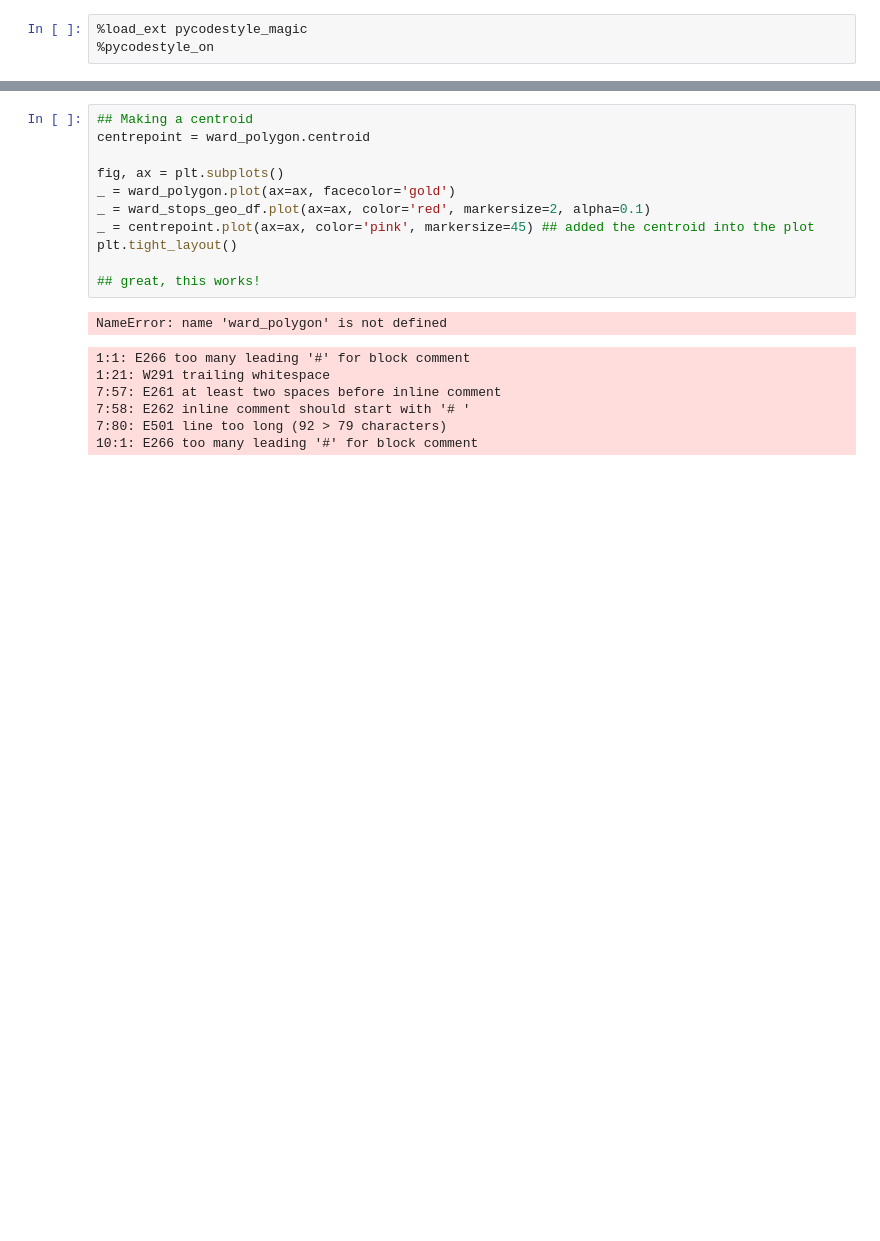
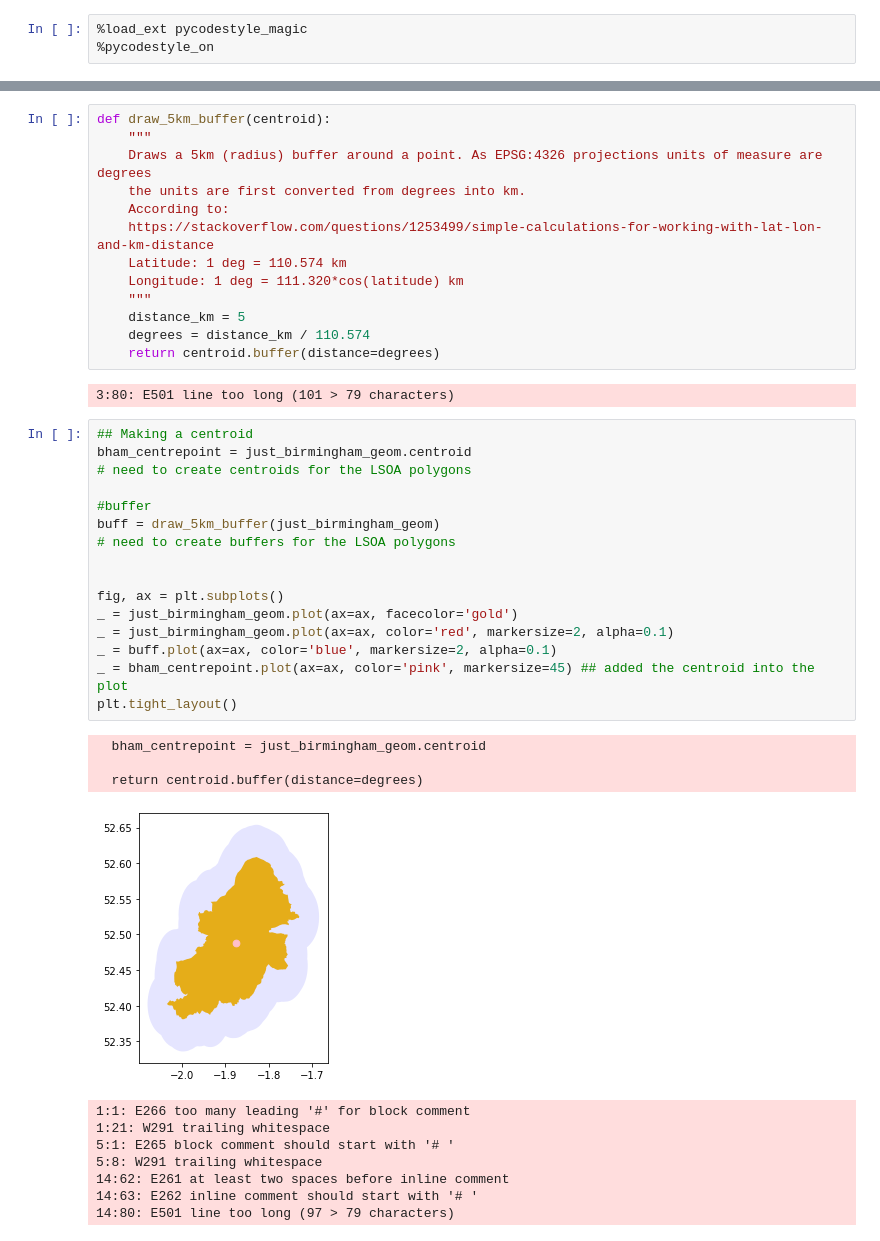
Before and after one commit to ONSdigital/SDG_11.2.1, a Jupyter notebook: SDG_11.2.1.ipynb, the cells around one changed output, grey strips where cells are left out. Drawn from its saved outputs; the diff is of its cells as text; blank space fills up the shorter version.

```diff
--- a/SDG_11.2.1.ipynb
+++ b/SDG_11.2.1.ipynb
@@ -273,19 +359,43 @@ just_birmingham_geom.head()
+# %%
+def draw_5km_buffer(centroid):
+    """
+    Draws a 5km (radius) buffer around a point. As EPSG:4326 projections units of measure are degrees
+    the units are first converted from degrees into km.
+    According to:
+    https://stackoverflow.com/questions/1253499/simple-calculations-for-working-with-lat-lon-and-km-distance
+    Latitude: 1 deg = 110.574 km
+    Longitude: 1 deg = 111.320*cos(latitude) km
+    """
+    distance_km = 5
+    degrees = distance_km / 110.574
+    return centroid.buffer(distance=degrees)
+# %% [output]
+3:80: E501 line too long (101 > 79 characters)
 # %%
 ## Making a centroid
-centrepoint = ward_polygon.centroid
+bham_centrepoint = just_birmingham_geom.centroid
+# need to create centroids for the LSOA polygons
+
+#buffer
+buff = draw_5km_buffer(just_birmingham_geom)
+# need to create buffers for the LSOA polygons
+
 
 fig, ax = plt.subplots()
-_ = ward_polygon.plot(ax=ax, facecolor='gold')
-_ = ward_stops_geo_df.plot(ax=ax, color='red', markersize=2, alpha=0.1)
-_ = centrepoint.plot(ax=ax, color='pink', markersize=45) ## added the centroid into the plot
+_ = just_birmingham_geom.plot(ax=ax, facecolor='gold')
+_ = just_birmingham_geom.plot(ax=ax, color='red', markersize=2, alpha=0.1)
+_ = buff.plot(ax=ax, color='blue', markersize=2, alpha=0.1)
+_ = bham_centrepoint.plot(ax=ax, color='pink', markersize=45) ## added the centroid into the plot
 plt.tight_layout()
-
-## great, this works!
 # %% [output]
-NameError: name 'ward_polygon' is not defined
+  bham_centrepoint = just_birmingham_geom.centroid
+
+  return centroid.buffer(distance=degrees)
+[figure, added]
 1:1: E266 too many leading '#' for block comment
 1:21: W291 trailing whitespace
-7:57: E261 at least two spaces before inline comment
-7:58: E262 inline comment should start with '# '
-7:80: E501 line too long (92 > 79 characters)
-10:1: E266 too many leading '#' for block comment
+5:1: E265 block comment should start with '# '
+5:8: W291 trailing whitespace
+14:62: E261 at least two spaces before inline comment
+14:63: E262 inline comment should start with '# '
+14:80: E501 line too long (97 > 79 characters)
```
Also changed, not shown: parts of 17 cells of this notebook, 2 other files.
